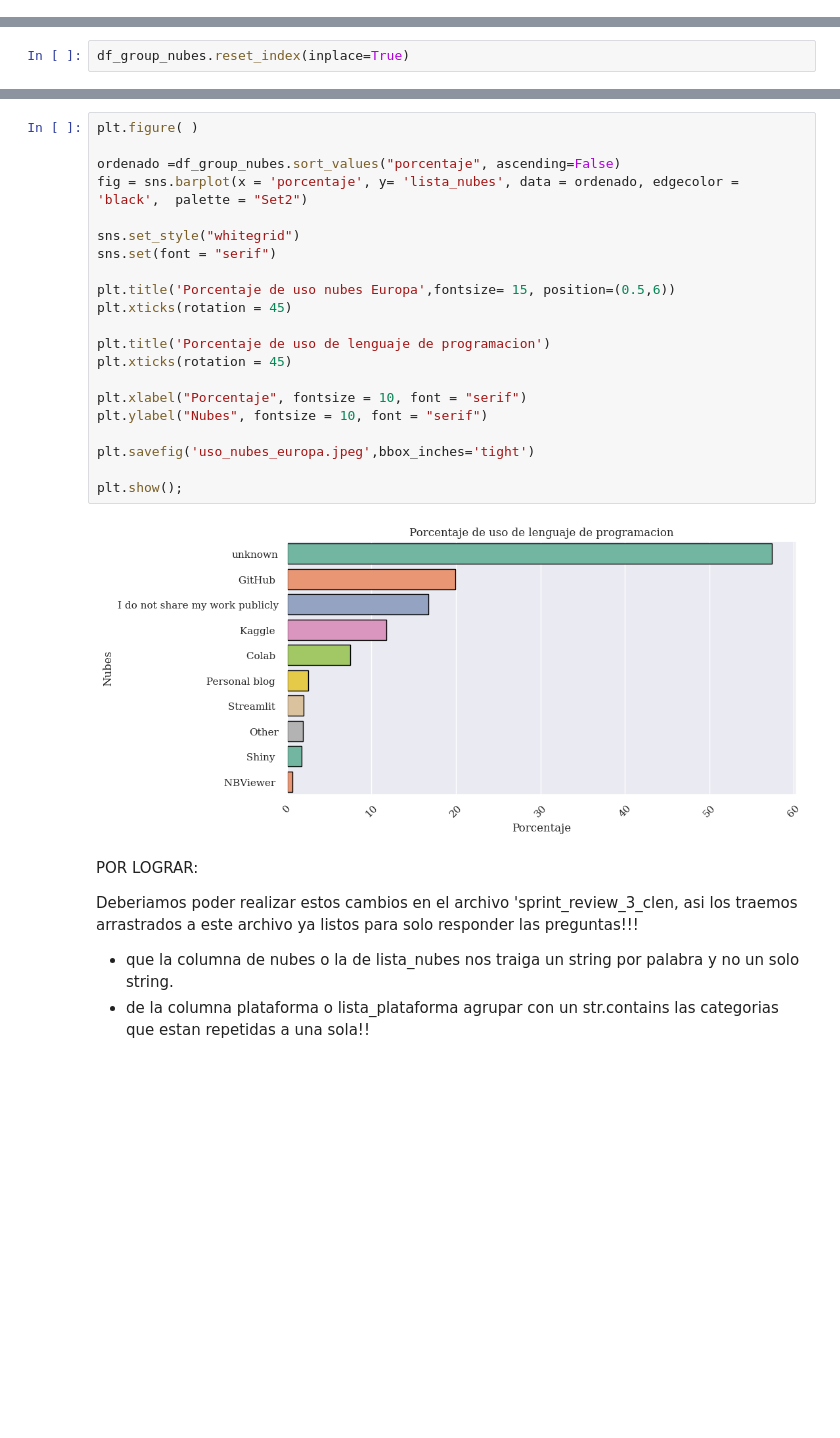
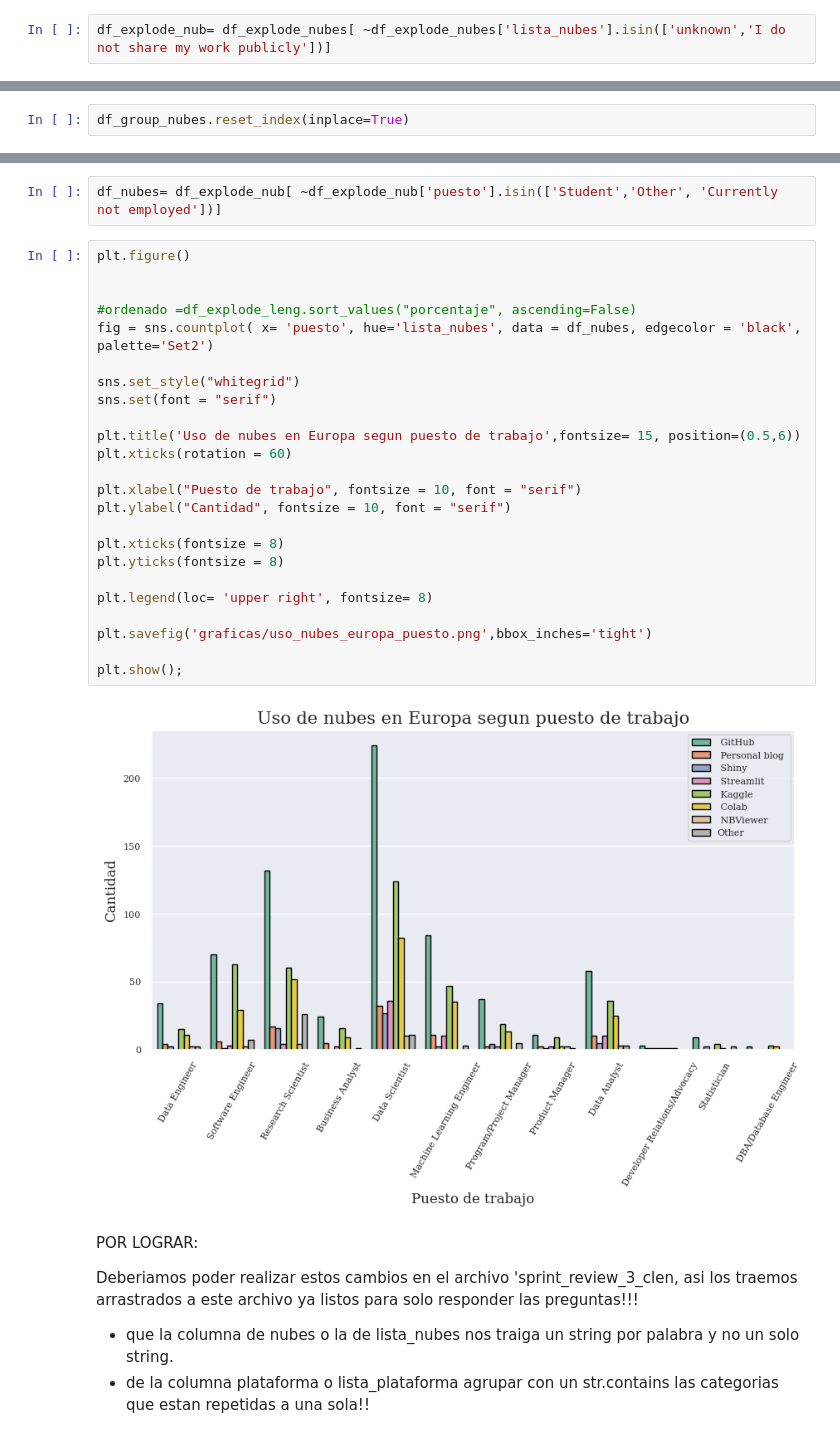
Before and after one commit to Adalab/project-DA-promo-c-modulo-2-team-5, a Jupyter notebook: Sprint3/sprint3_proyecto_modulo2.ipynb, the cells around one changed output, grey strips where cells are left out. Cells and saved outputs as stored; diff of their text form; blank space fills up the shorter version.

```diff
--- a/Sprint3/sprint3_proyecto_modulo2.ipynb
+++ b/Sprint3/sprint3_proyecto_modulo2.ipynb
@@ -873 +882,3 @@ df_explode_nubes =df_europa.explode('lista_nubes')
+# %%
+df_explode_nub= df_explode_nubes[ ~df_explode_nubes['lista_nubes'].isin(['unknown','I do not share my work publicly'])]
 # %%
@@ -929,26 +939,31 @@ plt.show();
+# %%
+df_nubes= df_explode_nub[ ~df_explode_nub['puesto'].isin(['Student','Other', 'Currently not employed'])]
 # %%
-plt.figure( )
+plt.figure()
 
-ordenado =df_group_nubes.sort_values("porcentaje", ascending=False)
-fig = sns.barplot(x = 'porcentaje', y= 'lista_nubes', data = ordenado, edgecolor = 'black',  palette = "Set2")
+
+#ordenado =df_explode_leng.sort_values("porcentaje", ascending=False)
+fig = sns.countplot( x= 'puesto', hue='lista_nubes', data = df_nubes, edgecolor = 'black', palette='Set2')
 
 sns.set_style("whitegrid")
 sns.set(font = "serif")
 
-plt.title('Porcentaje de uso nubes Europa',fontsize= 15, position=(0.5,6))
-plt.xticks(rotation = 45)
+plt.title('Uso de nubes en Europa segun puesto de trabajo',fontsize= 15, position=(0.5,6))
+plt.xticks(rotation = 60)
 
-plt.title('Porcentaje de uso de lenguaje de programacion')
-plt.xticks(rotation = 45)
+plt.xlabel("Puesto de trabajo", fontsize = 10, font = "serif")
+plt.ylabel("Cantidad", fontsize = 10, font = "serif")
 
-plt.xlabel("Porcentaje", fontsize = 10, font = "serif")
-plt.ylabel("Nubes", fontsize = 10, font = "serif")
+plt.xticks(fontsize = 8)
+plt.yticks(fontsize = 8)
 
-plt.savefig('uso_nubes_europa.jpeg',bbox_inches='tight')
+plt.legend(loc= 'upper right', fontsize= 8)
+
+plt.savefig('graficas/uso_nubes_europa_puesto.png',bbox_inches='tight')
 
 plt.show();
 # %% [output]
-[figure, old version]
+[figure, new version]
 # %% [markdown]
 POR LOGRAR:
 
```
Also changed, not shown: parts of 38 cells of this notebook, 25 other files.
